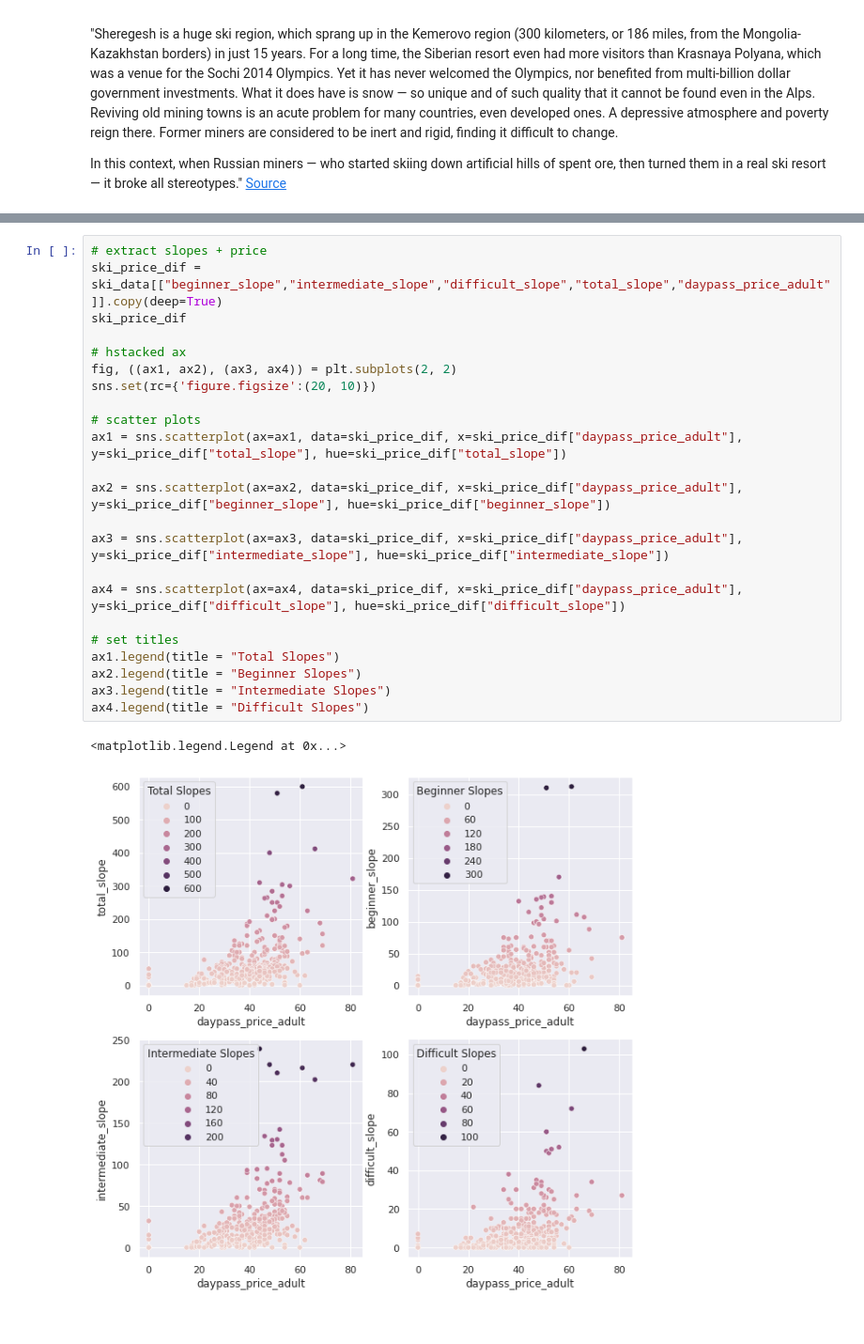
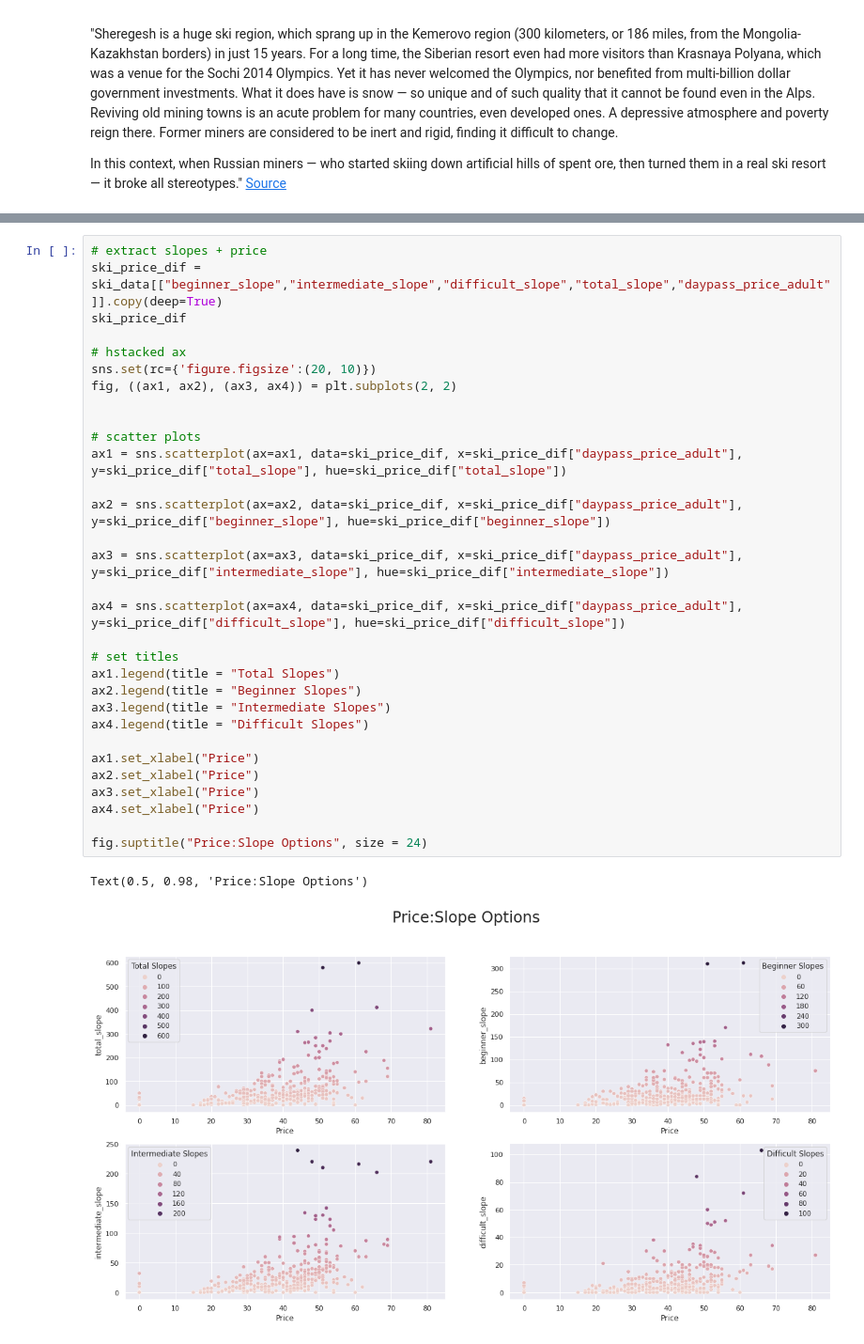
Before and after one commit to nembdev/python_portfolio, a Jupyter notebook: Data Analysis Projects/European Ski Resorts(Pandas)/European Ski Resorts ll.ipynb, the cells around one changed output, grey strips where cells are left out. Shown at 94% size. Drawn from its saved outputs; the diff is of its cells as text.

Commit message:
corrected minor grammer/spelling fixed data dictionary grammer added title to scatter plot figure added price:elevation lineplot added conclusion and summary

```diff
--- a/Data Analysis Projects/European Ski Resorts(Pandas)/European Ski Resorts ll.ipynb
+++ b/Data Analysis Projects/European Ski Resorts(Pandas)/European Ski Resorts ll.ipynb
@@ -393,26 +403,34 @@ In this context, when Russian miners — who started skiing down artificial hill
 # %%
 # extract slopes + price
 ski_price_dif = ski_data[["beginner_slope","intermediate_slope","difficult_slope","total_slope","daypass_price_adult"]].copy(deep=True)
 ski_price_dif
 
 # hstacked ax
+sns.set(rc={'figure.figsize':(20, 10)})
 fig, ((ax1, ax2), (ax3, ax4)) = plt.subplots(2, 2)
-sns.set(rc={'figure.figsize':(20, 10)})
+
 
 # scatter plots
 ax1 = sns.scatterplot(ax=ax1, data=ski_price_dif, x=ski_price_dif["daypass_price_adult"], y=ski_price_dif["total_slope"], hue=ski_price_dif["total_slope"])
 
 ax2 = sns.scatterplot(ax=ax2, data=ski_price_dif, x=ski_price_dif["daypass_price_adult"], y=ski_price_dif["beginner_slope"], hue=ski_price_dif["beginner_slope"])
 
 ax3 = sns.scatterplot(ax=ax3, data=ski_price_dif, x=ski_price_dif["daypass_price_adult"], y=ski_price_dif["intermediate_slope"], hue=ski_price_dif["intermediate_slope"])
 
 ax4 = sns.scatterplot(ax=ax4, data=ski_price_dif, x=ski_price_dif["daypass_price_adult"], y=ski_price_dif["difficult_slope"], hue=ski_price_dif["difficult_slope"])
 
 # set titles
 ax1.legend(title = "Total Slopes")
 ax2.legend(title = "Beginner Slopes")
 ax3.legend(title = "Intermediate Slopes")
 ax4.legend(title = "Difficult Slopes")
+
+ax1.set_xlabel("Price")
+ax2.set_xlabel("Price")
+ax3.set_xlabel("Price")
+ax4.set_xlabel("Price")
+
+fig.suptitle("Price:Slope Options", size = 24)
 # %% [output]
-<matplotlib.legend.Legend at 0x...>
+Text(0.5, 0.98, 'Price:Slope Options')
-[figure, old version]
+[figure, new version]
```
Also changed, not shown: parts of 10 cells of this notebook, 1 other file.
